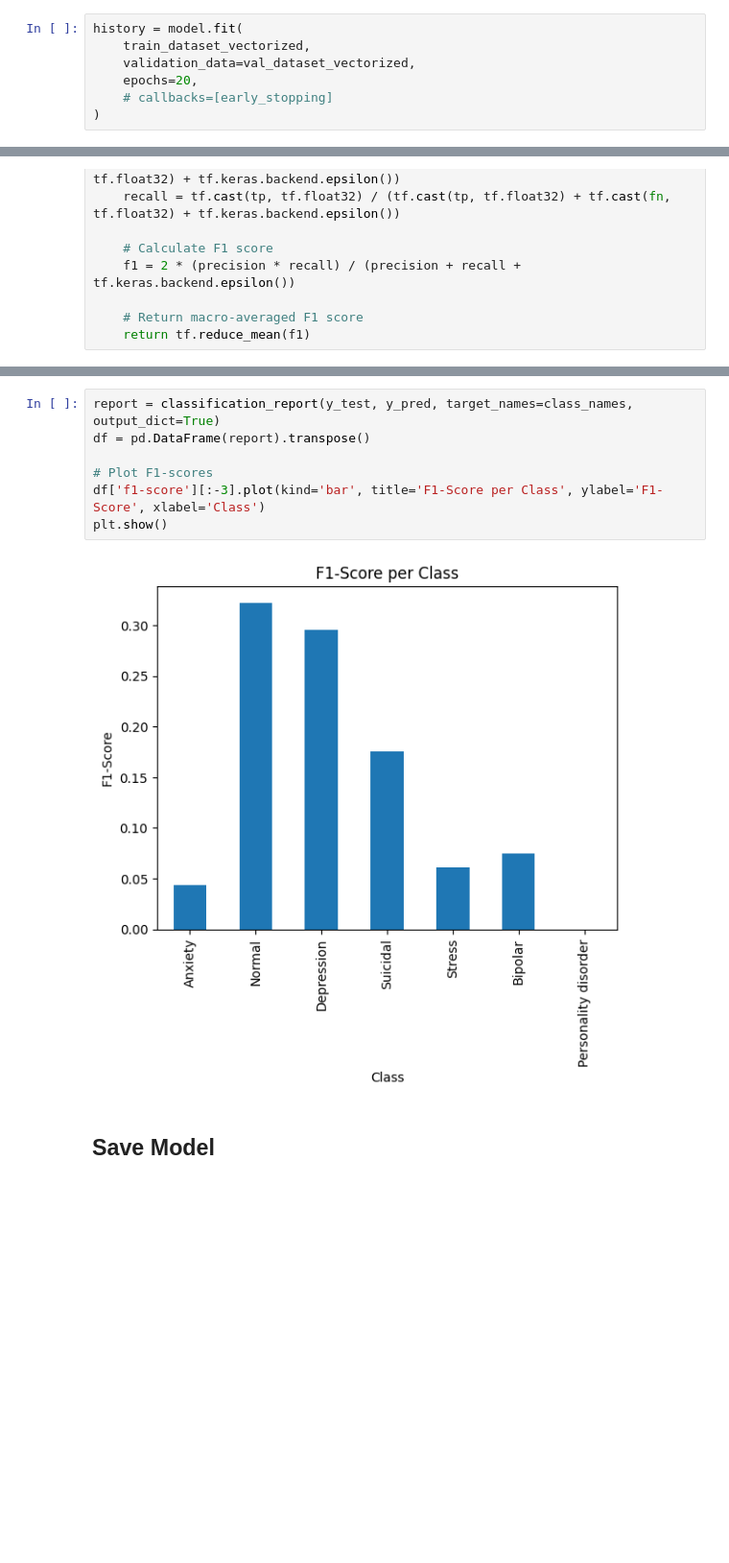
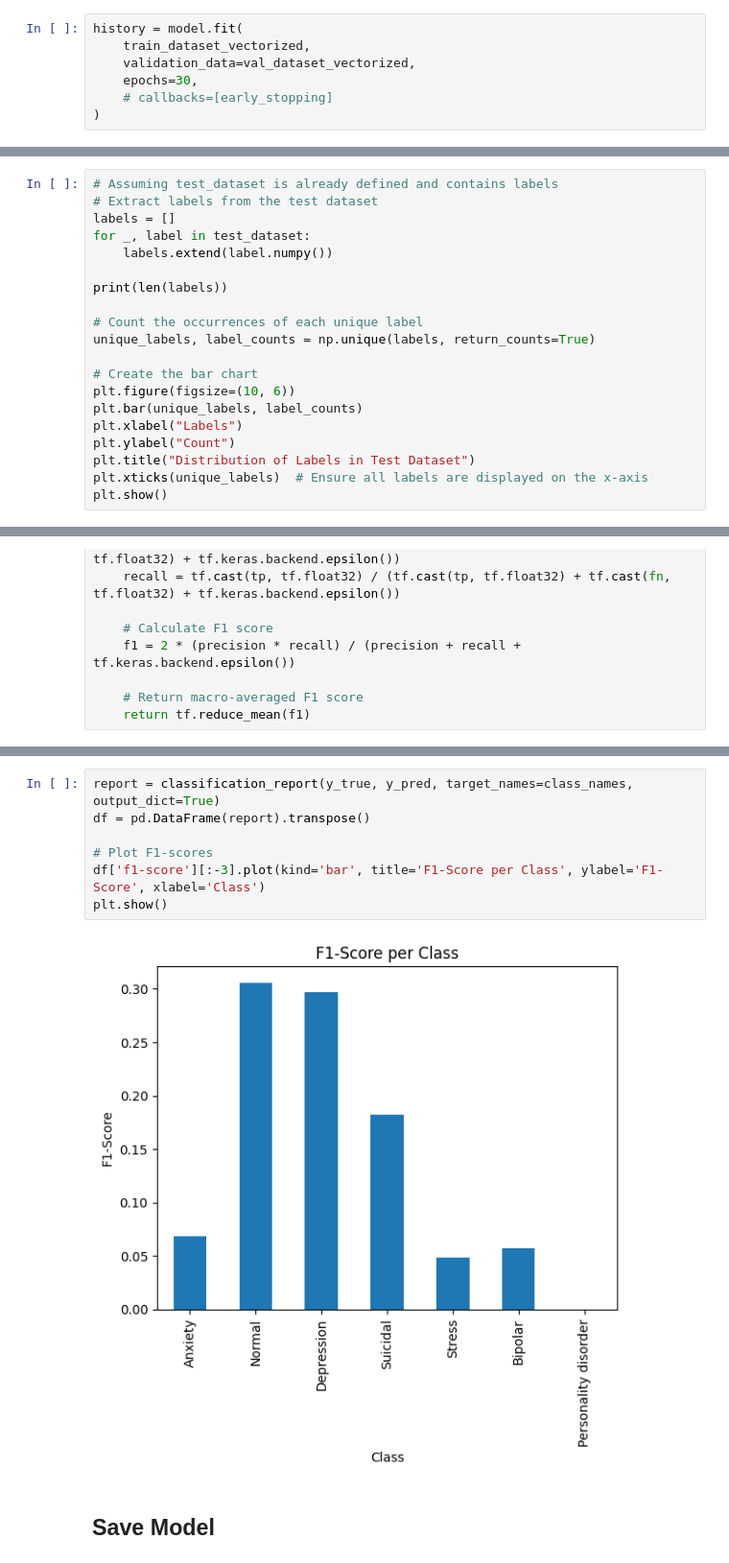
Before and after one commit to prasetyodidi/capstone-mental-health, a Jupyter notebook: mental_health_tensorflow_imbalance.ipynb, the cells around one changed output, grey strips where cells are left out. Shown at 96% size. Drawn from its saved outputs; the diff is of its cells as text; blank space fills up the shorter version.

Commit message:
show total test dataset and try 30 epichs

```diff
--- a/mental_health_tensorflow_imbalance.ipynb
+++ b/mental_health_tensorflow_imbalance.ipynb
@@ -407,7 +407,7 @@ early_stopping = tf.keras.callbacks.EarlyStopping(
 history = model.fit(
     train_dataset_vectorized,
     validation_data=val_dataset_vectorized,
-    epochs=20,
+    epochs=30,
     # callbacks=[early_stopping]
 )
 # %% [output]
@@ -461,3 +461,23 @@ with open('./smote_weights.tsv', 'w') as f:
         f.write('\t'.join([str(x) for x in w.numpy()]) + "\n")
 # %% [markdown]
 ## Evaluate Model
+# %%
+# Assuming test_dataset is already defined and contains labels
+# Extract labels from the test dataset
+labels = []
+for _, label in test_dataset:
+    labels.extend(label.numpy())
+
+print(len(labels))
+
+# Count the occurrences of each unique label
+unique_labels, label_counts = np.unique(labels, return_counts=True)
+
+# Create the bar chart
+plt.figure(figsize=(10, 6))
+plt.bar(unique_labels, label_counts)
+plt.xlabel("Labels")
+plt.ylabel("Count")
+plt.title("Distribution of Labels in Test Dataset")
+plt.xticks(unique_labels)  # Ensure all labels are displayed on the x-axis
+plt.show()
@@ -635,12 +658,12 @@ plt.show()
 # %%
-report = classification_report(y_test, y_pred, target_names=class_names, output_dict=True)
+report = classification_report(y_true, y_pred, target_names=class_names, output_dict=True)
 df = pd.DataFrame(report).transpose()
 
 # Plot F1-scores
 df['f1-score'][:-3].plot(kind='bar', title='F1-Score per Class', ylabel='F1-Score', xlabel='Class')
 plt.show()
 # %% [output]
-[figure, old version]
+[figure, new version]
 # %% [markdown]
 ## Save Model
 # %%
```
Also changed, not shown: parts of 15 cells of this notebook.
